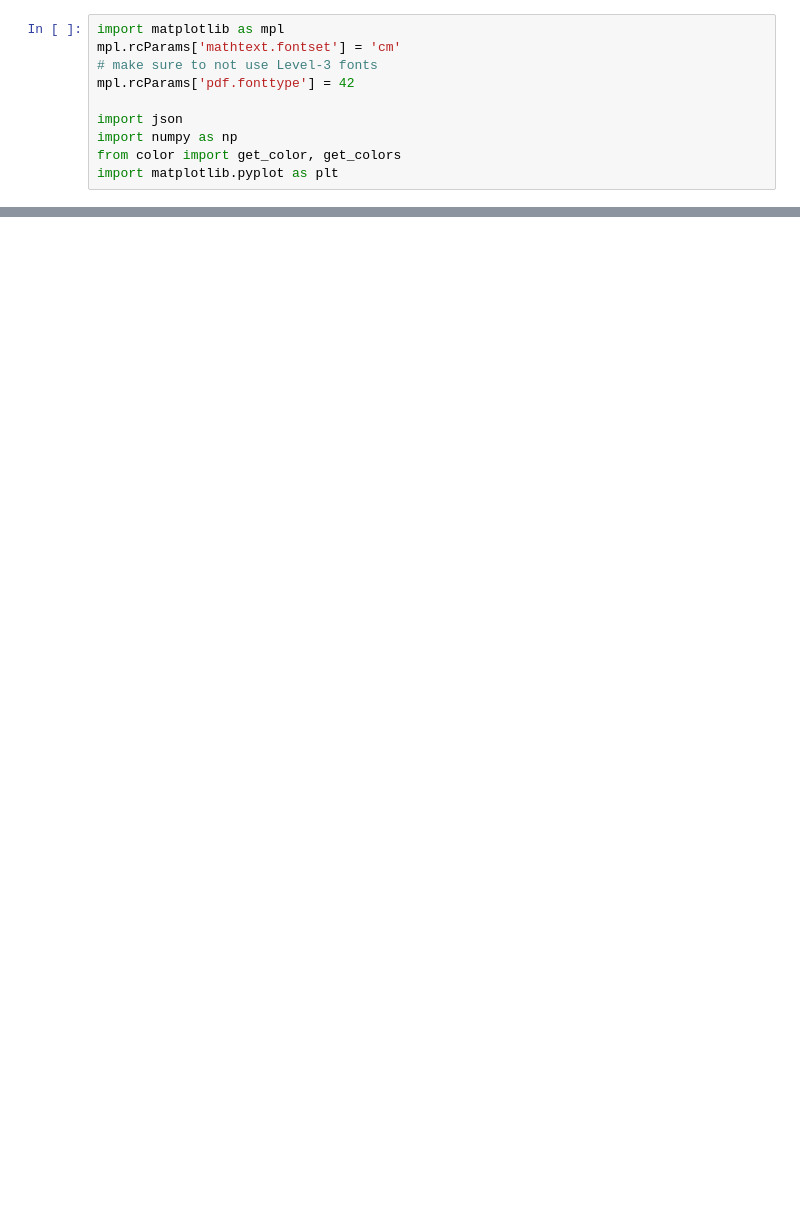
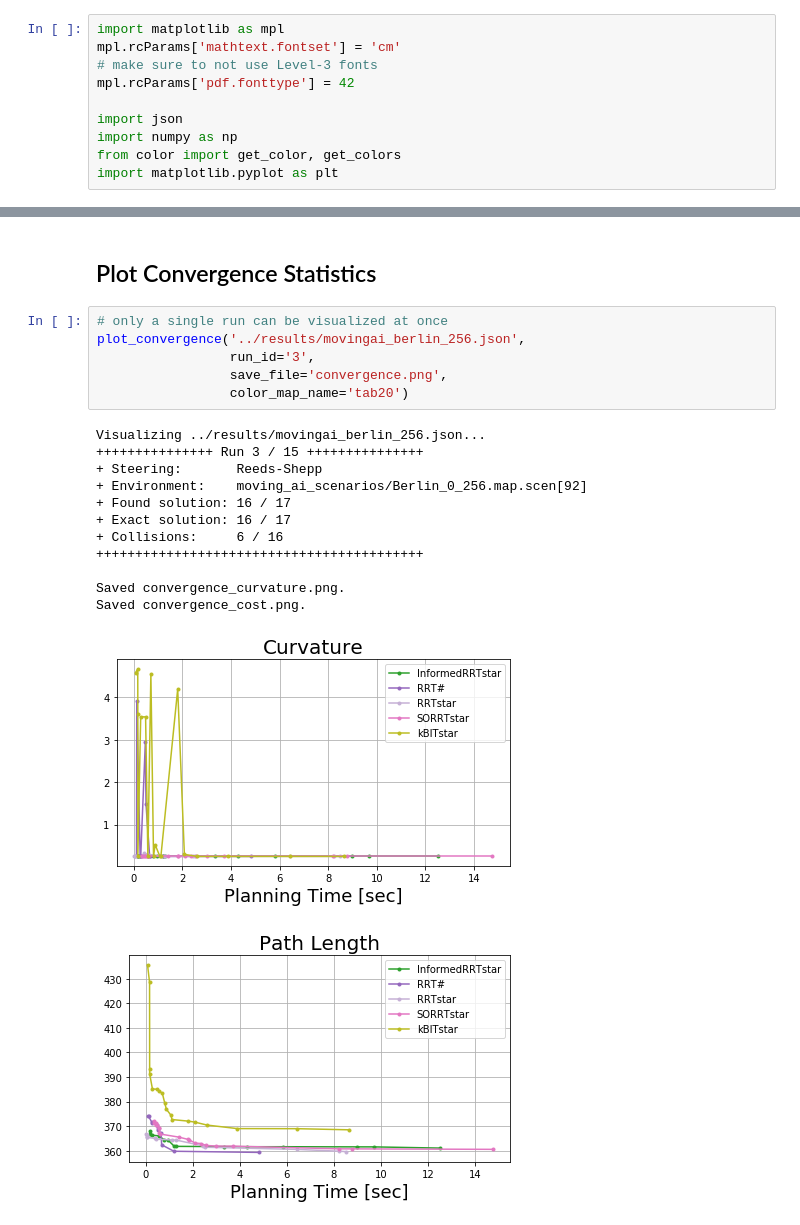
Before and after one commit to robot-motion/bench-mr, a Jupyter notebook: plotting/Convergence.ipynb, the cells around one changed output, grey strips where cells are left out. Saved outputs shown, nothing was run; the diff lists cells and outputs as text; blank space fills up the shorter version.

```diff
--- a/plotting/Convergence.ipynb
+++ b/plotting/Convergence.ipynb
@@ -155,0 +48,22 @@ plt.savefig('turning_radii_%s.png' % metric, dpi=300, bbox_inches='tight')
+# %% [markdown]
+## Plot Convergence Statistics
+# %%
+# only a single run can be visualized at once
+plot_convergence('../results/movingai_berlin_256.json',
+                 run_id='3',
+                 save_file='convergence.png',
+                 color_map_name='tab20')
+# %% [output]
+Visualizing ../results/movingai_berlin_256.json...
++++++++++++++++ Run 3 / 15 +++++++++++++++
++ Steering:       Reeds-Shepp
++ Environment:    moving_ai_scenarios/Berlin_0_256.map.scen[92]
++ Found solution: 16 / 17
++ Exact solution: 16 / 17
++ Collisions:     6 / 16
+++++++++++++++++++++++++++++++++++++++++++
+
+Saved convergence_curvature.png.
+Saved convergence_cost.png.
+[figure, added]
+[figure, added]
```
Also changed, not shown: parts of 8 cells of this notebook, 9 other files.
